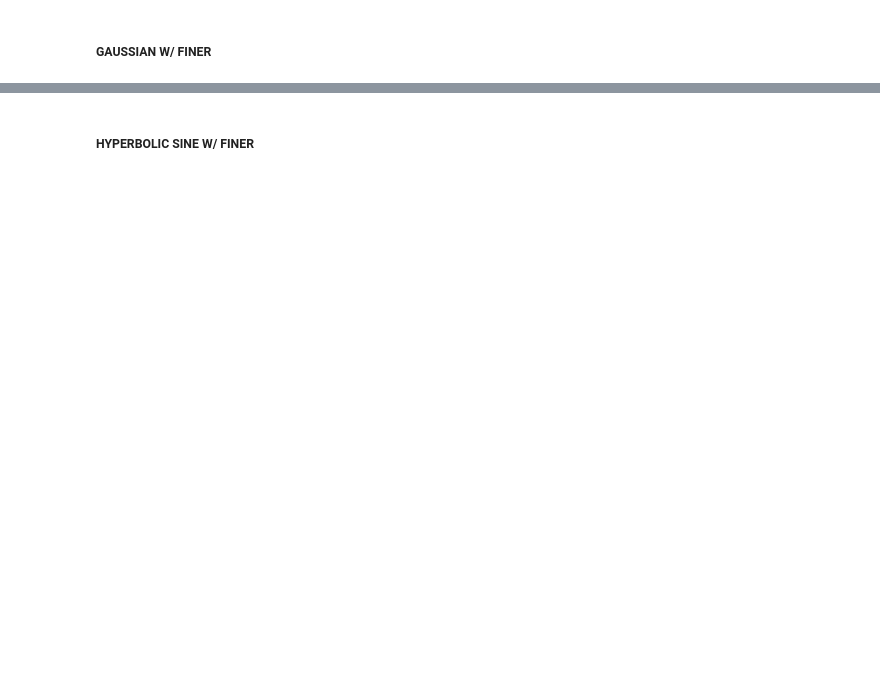
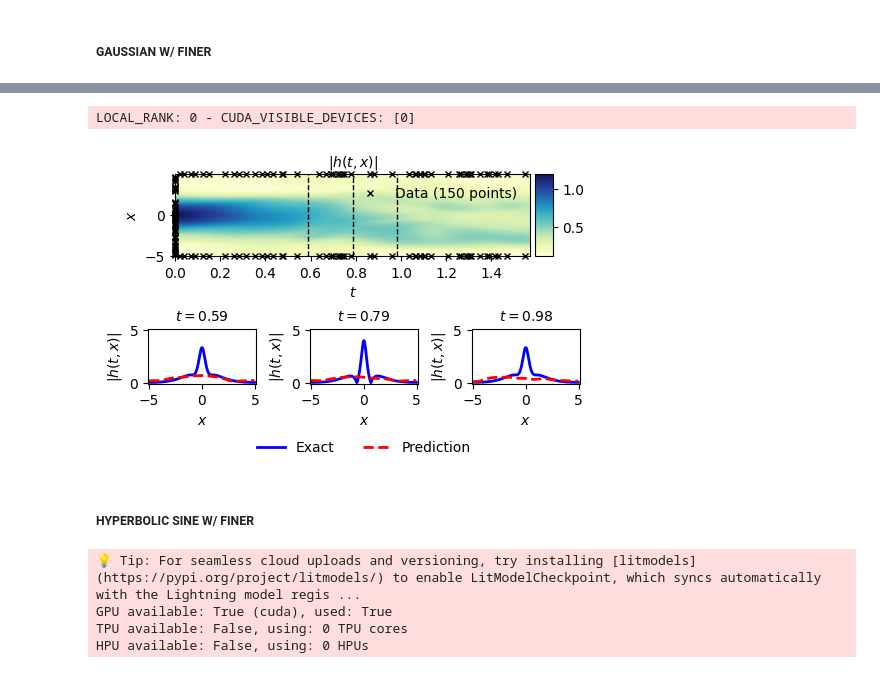
Before and after one commit to mickyals/pinns-torch, a Jupyter notebook: tutorials/PINNs_T1_Activations.ipynb, the cells around one changed output, grey strips where cells are left out. Drawn from its saved outputs; the diff is of its cells as text; code cells hidden in the pictures; blank space fills up the shorter version.

```diff
--- a/tutorials/PINNs_T1_Activations.ipynb
+++ b/tutorials/PINNs_T1_Activations.ipynb
@@ -615,0 +789,7 @@ pinnstorch.utils.plot_schrodinger(mesh=mesh,
+# %%
+model = pinnstorch.models.PINNModule(net = net_hosc,
+                                     pde_fn = pde_fn,
+                                     output_fn = output_fn,
+                                     loss_fn = 'mse')
+# %%
+trainer = pl.Trainer(accelerator='auto', devices=1, max_epochs = num_epochs)
@@ -615,0 +801,5 @@ pinnstorch.utils.plot_schrodinger(mesh=mesh,
+# %%
+start_time = time.time()
+
+trainer.fit(model=model, datamodule=datamodule)
+end_time = time.time()
@@ -616,2 +854,15 @@ pinnstorch.utils.plot_schrodinger(mesh=mesh,
+# %%
+preds_list = trainer.predict(model=model, datamodule=datamodule)
+preds_dict = pinnstorch.utils.fix_predictions(preds_list)
+# %% [output]
+LOCAL_RANK: 0 - CUDA_VISIBLE_DEVICES: [0]
+# %%
+pinnstorch.utils.plot_schrodinger(mesh=mesh,
+                                  preds=preds_dict,
+                                  train_datasets=train_datasets,
+                                  val_dataset=val_dataset,
+                                  file_name='out/7_hosc')
+# %% [output]
+[figure, added]
 # %% [markdown]
 ##### HYPERBOLIC SINE W/ FINER
@@ -617,0 +886,7 @@ pinnstorch.utils.plot_schrodinger(mesh=mesh,
+# %%
+trainer = pl.Trainer(accelerator='auto', devices=1, max_epochs = num_epochs)
+# %% [output]
+💡 Tip: For seamless cloud uploads and versioning, try installing [litmodels](https://pypi.org/project/litmodels/) to enable LitModelCheckpoint, which syncs automatically with the Lightning model regis ...
+GPU available: True (cuda), used: True
+TPU available: False, using: 0 TPU cores
+HPU available: False, using: 0 HPUs
```
Also changed, not shown: parts of 50 cells of this notebook, 21 other files.
